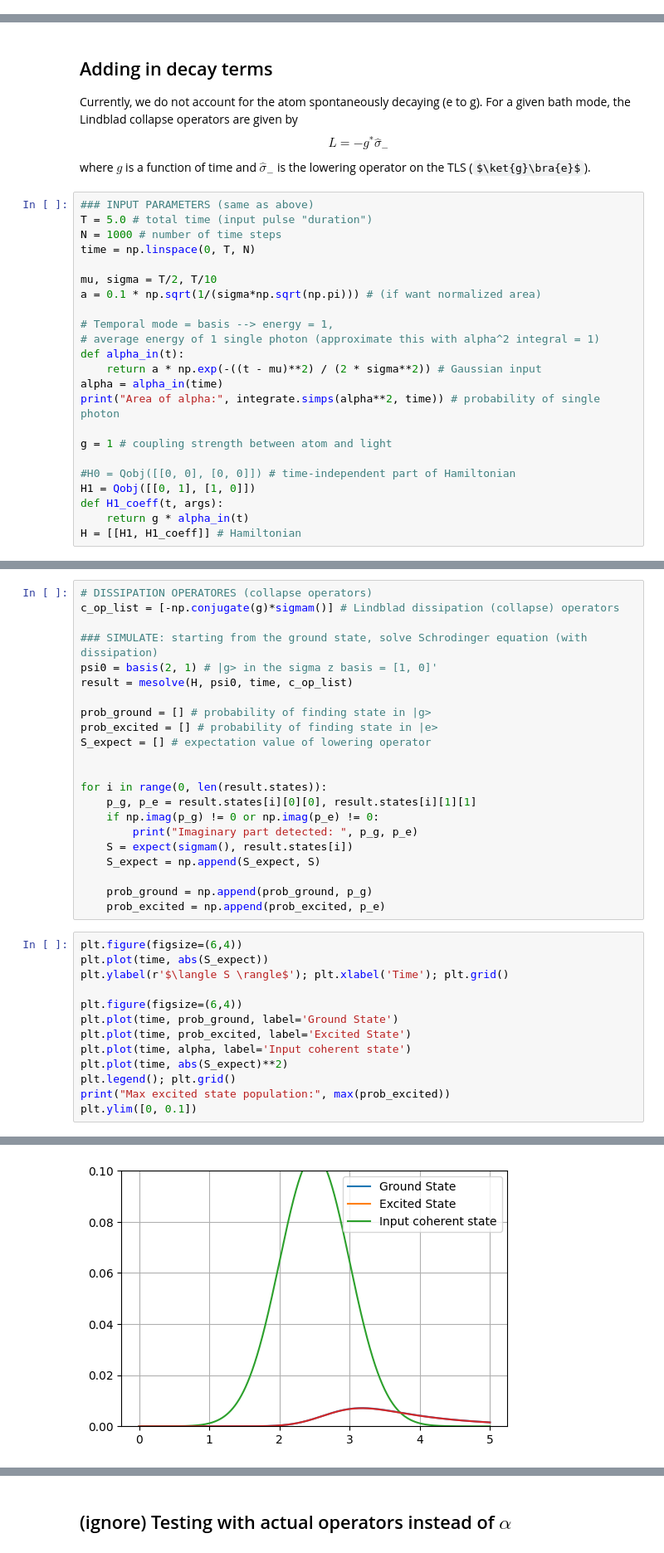
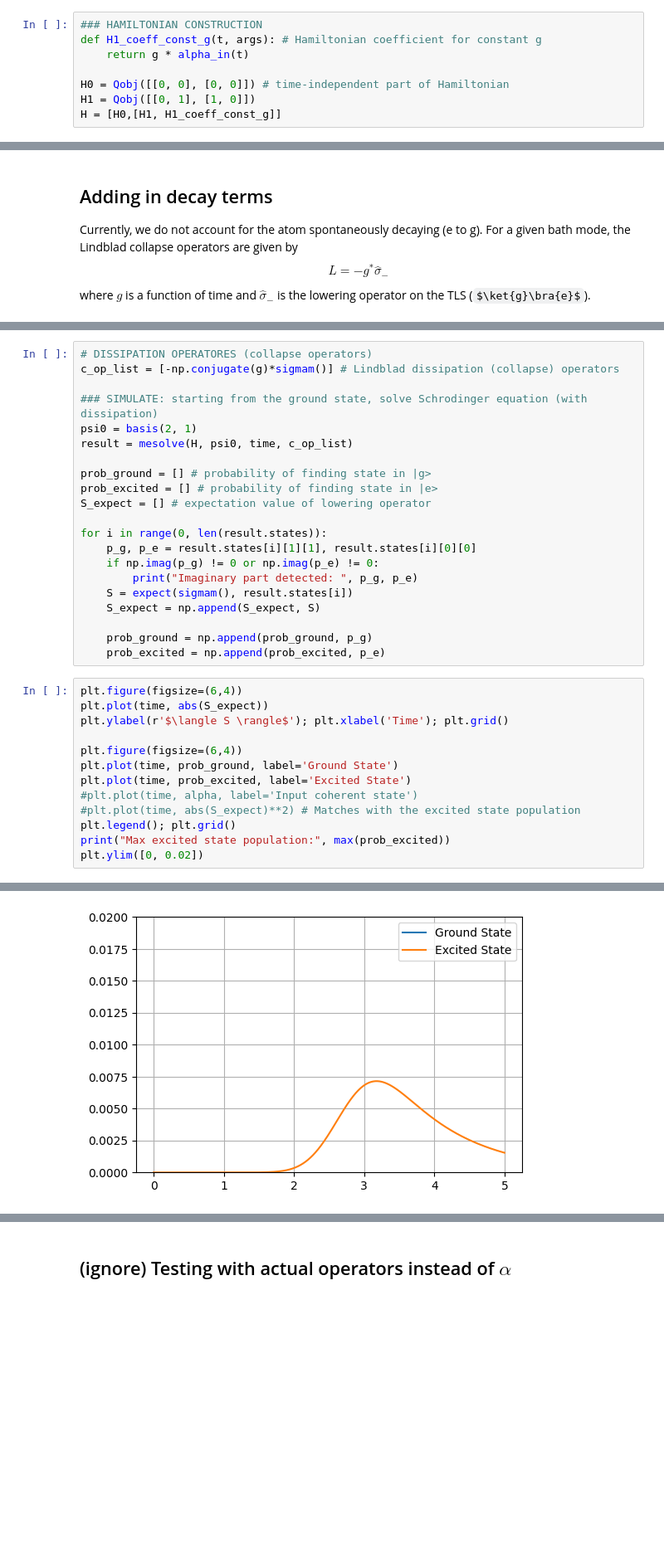
Before and after one commit to brianac687/rbq, a Jupyter notebook: two_level_absorption.ipynb, the cells around one changed output, grey strips where cells are left out. Shown at 83% size. Drawn from its saved outputs; the diff is of its cells as text; some formulas as TeX source; blank space fills up the shorter version.

```diff
--- a/two_level_absorption.ipynb
+++ b/two_level_absorption.ipynb
@@ -62 +84,9 @@ H = [H0,[H1, H1_coeff]] # Hamiltonian
+# %%
+### HAMILTONIAN CONSTRUCTION
+def H1_coeff_const_g(t, args): # Hamiltonian coefficient for constant g
+    return g * alpha_in(t)
+
+H0 = Qobj([[0, 0], [0, 0]]) # time-independent part of Hamiltonian
+H1 = Qobj([[0, 1], [1, 0]])
+H = [H0,[H1, H1_coeff_const_g]]
 # %% [markdown]
@@ -193,26 +261,3 @@ Max excited state population: 0.015625870805735173
 ## Adding in decay terms
 
 Currently, we do not account for the atom spontaneously decaying (e to g). For a given bath mode, the Lindblad collapse operators are given by $$L= -g^*\hat{\sigma}_- $$ where $g$ is a function of time and $\hat{\sigma}_-$ is the lowering operator on the TLS ($\ket{g}\bra{e}$).
-# %%
-### INPUT PARAMETERS (same as above)
-T = 5.0 # total time (input pulse "duration")
-N = 1000 # number of time steps
-time = np.linspace(0, T, N)
-
-mu, sigma = T/2, T/10
-a = 0.1 * np.sqrt(1/(sigma*np.sqrt(np.pi))) # (if want normalized area)
-
-# Temporal mode = basis --> energy = 1,
-# average energy of 1 single photon (approximate this with alpha^2 integral = 1)
-def alpha_in(t):
-    return a * np.exp(-((t - mu)**2) / (2 * sigma**2)) # Gaussian input
-alpha = alpha_in(time)
-print("Area of alpha:", integrate.simps(alpha**2, time)) # probability of single photon
-
-g = 1 # coupling strength between atom and light
-
-#H0 = Qobj([[0, 0], [0, 0]]) # time-independent part of Hamiltonian
-H1 = Qobj([[0, 1], [1, 0]])
-def H1_coeff(t, args):
-    return g * alpha_in(t)
-H = [[H1, H1_coeff]] # Hamiltonian
@@ -223,16 +266,15 @@ Area of alpha: 0.009999999999984625
 c_op_list = [-np.conjugate(g)*sigmam()] # Lindblad dissipation (collapse) operators
 
 ### SIMULATE: starting from the ground state, solve Schrodinger equation (with dissipation)
-psi0 = basis(2, 1) # |g> in the sigma z basis = [1, 0]'
+psi0 = basis(2, 1)
 result = mesolve(H, psi0, time, c_op_list)
 
 prob_ground = [] # probability of finding state in |g>
 prob_excited = [] # probability of finding state in |e>
 S_expect = [] # expectation value of lowering operator
 
-
 for i in range(0, len(result.states)):
-    p_g, p_e = result.states[i][0][0], result.states[i][1][1]
+    p_g, p_e = result.states[i][1][1], result.states[i][0][0]
     if np.imag(p_g) != 0 or np.imag(p_e) != 0:
         print("Imaginary part detected: ", p_g, p_e)
     S = expect(sigmam(), result.states[i])
@@ -248,9 +290,9 @@ plt.ylabel(r'$\langle S \rangle$'); plt.xlabel('Time'); plt.grid()
 plt.figure(figsize=(6,4))
 plt.plot(time, prob_ground, label='Ground State')
 plt.plot(time, prob_excited, label='Excited State')
-plt.plot(time, alpha, label='Input coherent state')
-plt.plot(time, abs(S_expect)**2)
+#plt.plot(time, alpha, label='Input coherent state')
+#plt.plot(time, abs(S_expect)**2) # Matches with the excited state population
 plt.legend(); plt.grid()
 print("Max excited state population:", max(prob_excited))
-plt.ylim([0, 0.1])
+plt.ylim([0, 0.02])
 # %% [output]
@@ -259,5 +301,5 @@ Max excited state population: (1+0j)
 [figure]
-[figure, old version]
+[figure, new version]
 # %% [markdown]
 ### Include optimal g
 
```
Also changed, not shown: parts of 30 cells of this notebook, 1 other file.
